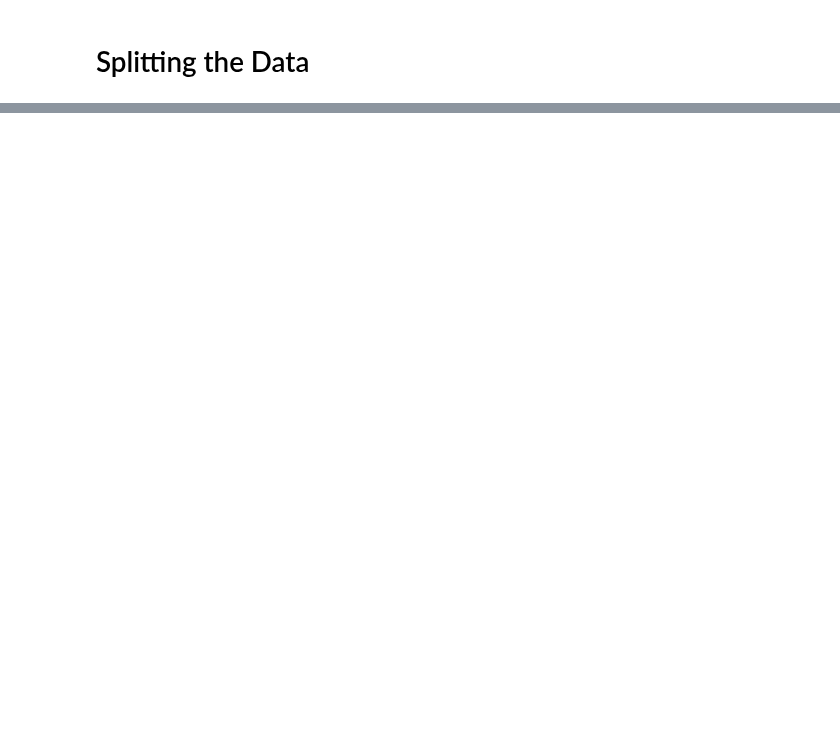
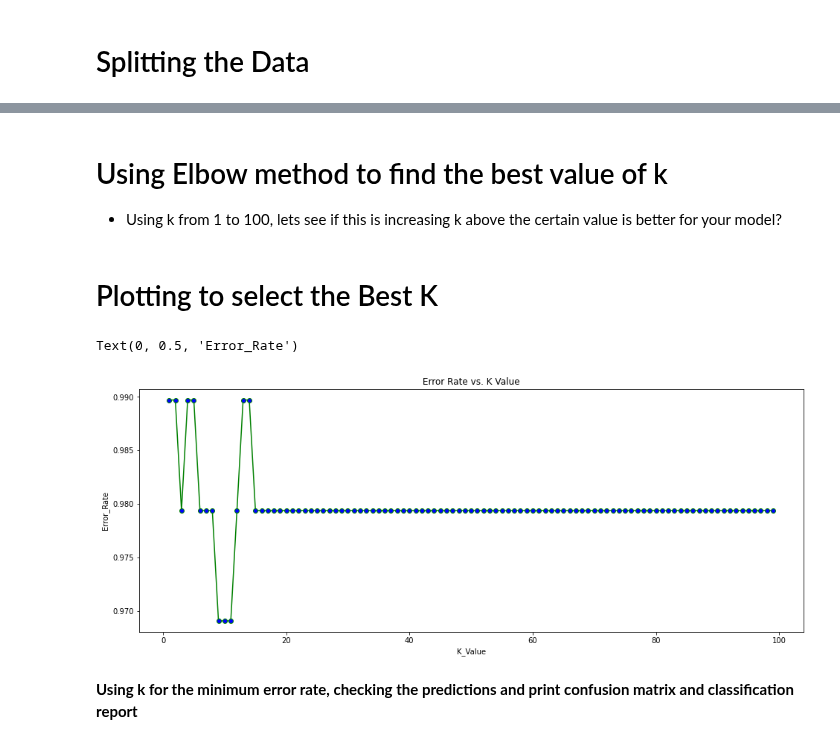
Before and after one commit to RancyChepchirchir/Assignments, a Jupyter notebook: 20.KNN_Assignment.ipynb, the cells around one changed output, grey strips where cells are left out. Cells and saved outputs as stored; diff of their text form; code cells hidden in the pictures; blank space fills up the shorter version.

```diff
--- a/20.KNN_Assignment.ipynb
+++ b/20.KNN_Assignment.ipynb
@@ -247,3 +251,5 @@ def Build_train_test(nba):
+# %%
+scaled_df_test = pd.DataFrame(scaled_data_test , index = x_test.index.values, columns = x_test.columns.values)
 # %%
 from sklearn.neighbors import KNeighborsClassifier
 # %%
@@ -260,0 +262,4 @@ def KNN_model(X_train , y_train , x_test , y_test):
+# %%
+knn_model = KNeighborsClassifier()
+# %%
+knn_model.fit(scaled_data_train , y_train)
@@ -260,0 +296,25 @@ def KNN_model(X_train , y_train , x_test , y_test):
+# %% [markdown]
+# Using Elbow method to find the best value of k
+ - Using k from 1 to 100, lets see if this is increasing k above the certain value is better for your model?
+# %%
+err_rate = []
+
+for i in range(1,100):
+    knn = KNeighborsClassifier(n_neighbors=i)
+    knn.fit(scaled_df_train,y_train)
+    prediction_i = knn.predict(scaled_df_test)
+    err_rate.append(np.mean(prediction_i != y_test))
+# %% [markdown]
+# Plotting to select the Best K
+# %%
+plt.figure(figsize=(16,6))
+plt.plot(range(1,100),err_rate,color='green',
+         marker='o',markerfacecolor='blue')
+plt.title('Error Rate vs. K Value')
+plt.xlabel('K_Value')
+plt.ylabel('Error_Rate')
+# %% [output]
+Text(0, 0.5, 'Error_Rate')
+[figure, added]
+# %% [markdown]
+**Using k for the minimum error rate, checking  the predictions and print confusion matrix and classification report**
```
Also changed, not shown: parts of 32 cells of this notebook.
